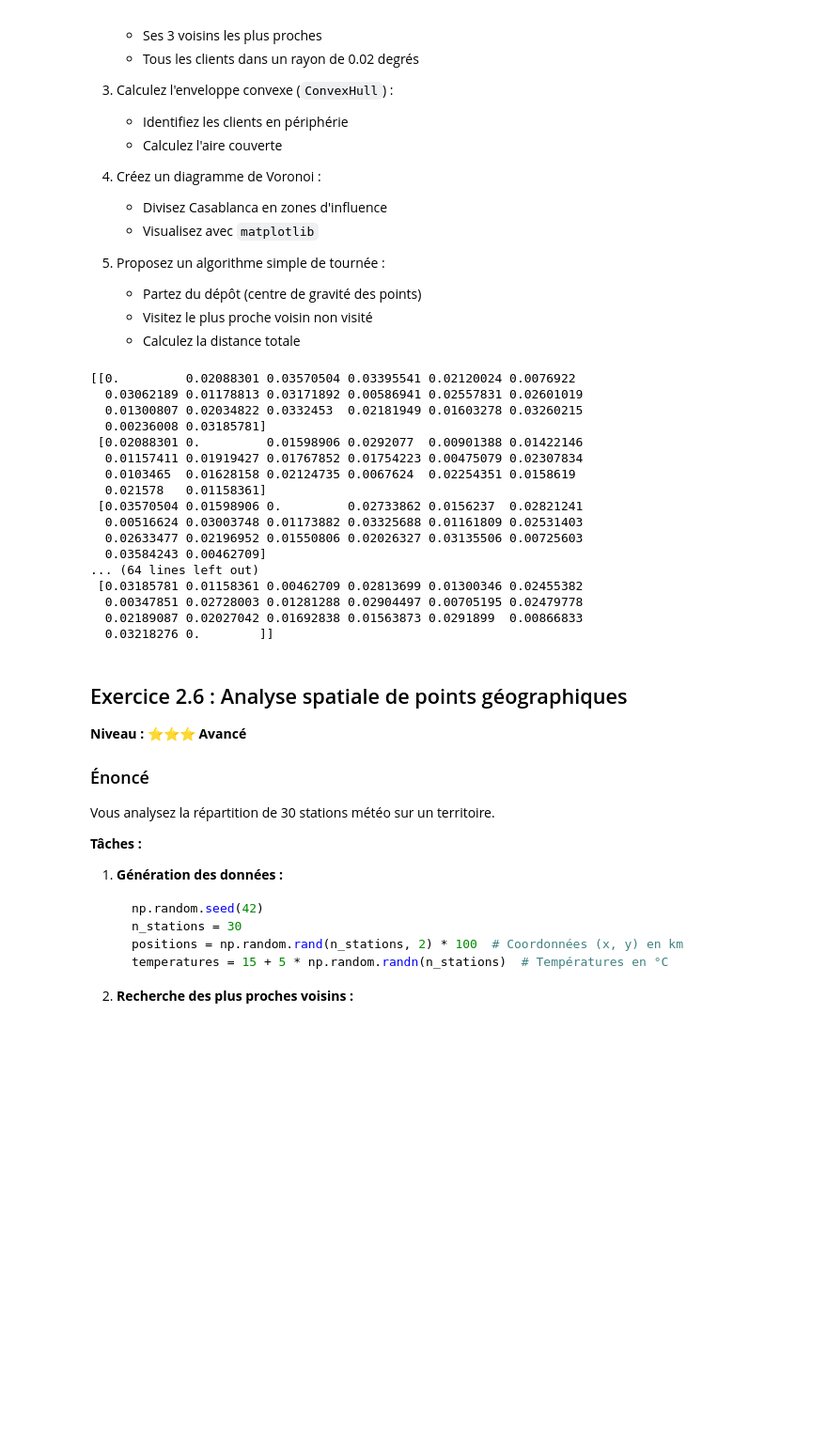
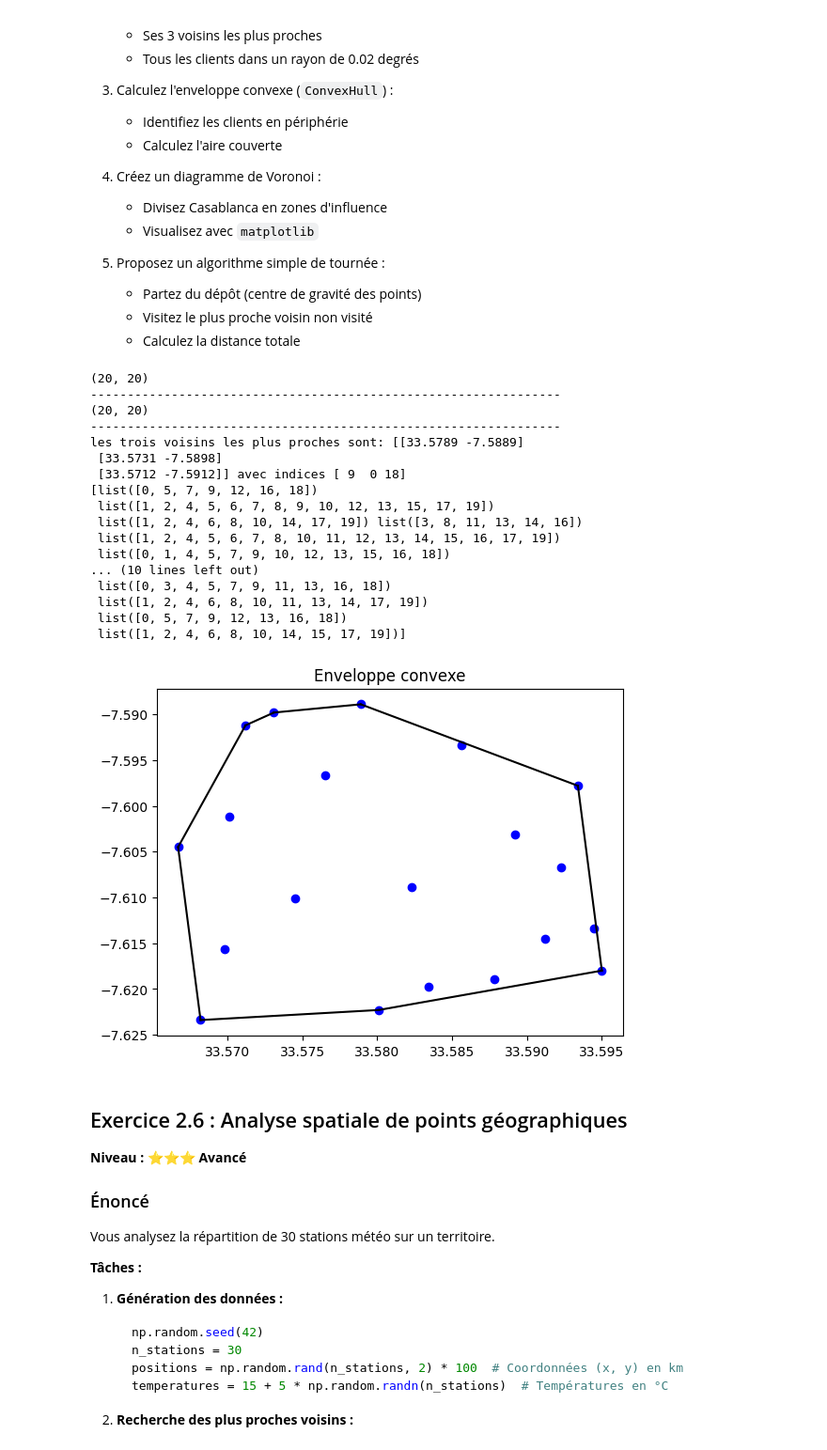
Before and after one commit to WassimXcx-dotcom/EventsManagerProject, a Jupyter notebook: exercices/exercices-pratiques-scipy.ipynb, the cells around one changed output. Shown at 94% size. Drawn from its saved outputs; the diff is of its cells as text; code cells hidden in the pictures; blank space fills up the shorter version.

```diff
--- a/exercices/exercices-pratiques-scipy.ipynb
+++ b/exercices/exercices-pratiques-scipy.ipynb
@@ -923,42 +923,66 @@ clients = np.array([
    - Visitez le plus proche voisin non visité
    - Calculez la distance totale
 # %%
-from scipy.spatial import distance_matrix, ConvexHull, Voronoi
+from scipy.spatial import distance_matrix, KDTree, distance, ConvexHull
 import numpy as np
 import matplotlib.pyplot as plt
 
 clients = np.array([
     [33.5731, -7.5898], [33.5892, -7.6031], [33.5950, -7.6180],
     [33.5682, -7.6234], [33.5823, -7.6089], [33.5765, -7.5967],
     [33.5912, -7.6145], [33.5701, -7.6012], [33.5834, -7.6198],
     [33.5789, -7.5889], [33.5923, -7.6067], [33.5698, -7.6156],
     [33.5856, -7.5934], [33.5745, -7.6101], [33.5801, -7.6223],
     [33.5934, -7.5978], [33.5667, -7.6045], [33.5878, -7.6189],
     [33.5712, -7.5912], [33.5945, -7.6134]
 ])
 
 distances = distance_matrix(clients,clients)
-print(distances)
+print(distances.shape)
+print("-"*64)
 
+distance_euc = distance.cdist(clients, clients, metric='euclidean')
+print(distance_euc.shape)
+print("-"*64)
 #
+KDT = KDTree(clients)
+query_point = np.array([33.5912, 33.5878 ])
+
+dist, ind = KDT.query(query_point,k=3)
+print(f"les trois voisins les plus proches sont: {clients[ind]} avec indices {ind}")
+#
+rayon = 0.02
+indices = KDT.query_ball_point(clients,rayon)
+print(indices)
+#
+
+conv_hull = ConvexHull(clients)
+plt.title("Enveloppe convexe")
+plt.scatter(clients[:,0],clients[:,1],c="blue")
+
+for simplex in conv_hull.simplices:
+    plt.plot(clients[simplex,0],clients[simplex,1],'k-')
+
+plt.show()
 # %% [output]
-[[0.         0.02088301 0.03570504 0.03395541 0.02120024 0.0076922
-  0.03062189 0.01178813 0.03171892 0.00586941 0.02557831 0.02601019
-  0.01300807 0.02034822 0.0332453  0.02181949 0.01603278 0.03260215
-  0.00236008 0.03185781]
- [0.02088301 0.         0.01598906 0.0292077  0.00901388 0.01422146
-  0.01157411 0.01919427 0.01767852 0.01754223 0.00475079 0.02307834
-  0.0103465  0.01628158 0.02124735 0.0067624  0.02254351 0.0158619
-  0.021578   0.01158361]
- [0.03570504 0.01598906 0.         0.02733862 0.0156237  0.02821241
-  0.00516624 0.03003748 0.01173882 0.03325688 0.01161809 0.02531403
-  0.02633477 0.02196952 0.01550806 0.02026327 0.03135506 0.00725603
-  0.03584243 0.00462709]
-... (64 lines left out)
- [0.03185781 0.01158361 0.00462709 0.02813699 0.01300346 0.02455382
-  0.00347851 0.02728003 0.01281288 0.02904497 0.00705195 0.02479778
-  0.02189087 0.02027042 0.01692838 0.01563873 0.0291899  0.00866833
-  0.03218276 0.        ]]
+(20, 20)
+----------------------------------------------------------------
+(20, 20)
+----------------------------------------------------------------
+les trois voisins les plus proches sont: [[33.5789 -7.5889]
+ [33.5731 -7.5898]
+ [33.5712 -7.5912]] avec indices [ 9  0 18]
+[list([0, 5, 7, 9, 12, 16, 18])
+ list([1, 2, 4, 5, 6, 7, 8, 9, 10, 12, 13, 15, 17, 19])
+ list([1, 2, 4, 6, 8, 10, 14, 17, 19]) list([3, 8, 11, 13, 14, 16])
+ list([1, 2, 4, 5, 6, 7, 8, 10, 11, 12, 13, 14, 15, 16, 17, 19])
+ list([0, 1, 4, 5, 7, 9, 10, 12, 13, 15, 16, 18])
+... (10 lines left out)
+ list([0, 3, 4, 5, 7, 9, 11, 13, 16, 18])
+ list([1, 2, 4, 6, 8, 10, 11, 13, 14, 17, 19])
+ list([0, 5, 7, 9, 12, 13, 16, 18])
+ list([1, 2, 4, 6, 8, 10, 14, 15, 17, 19])]
+[figure, added]
 # %% [markdown]
 ## Exercice 2.6 : Analyse spatiale de points géographiques
 **Niveau : ⭐⭐⭐ Avancé**
```
Also changed, not shown: parts of 1 cell of this notebook.
